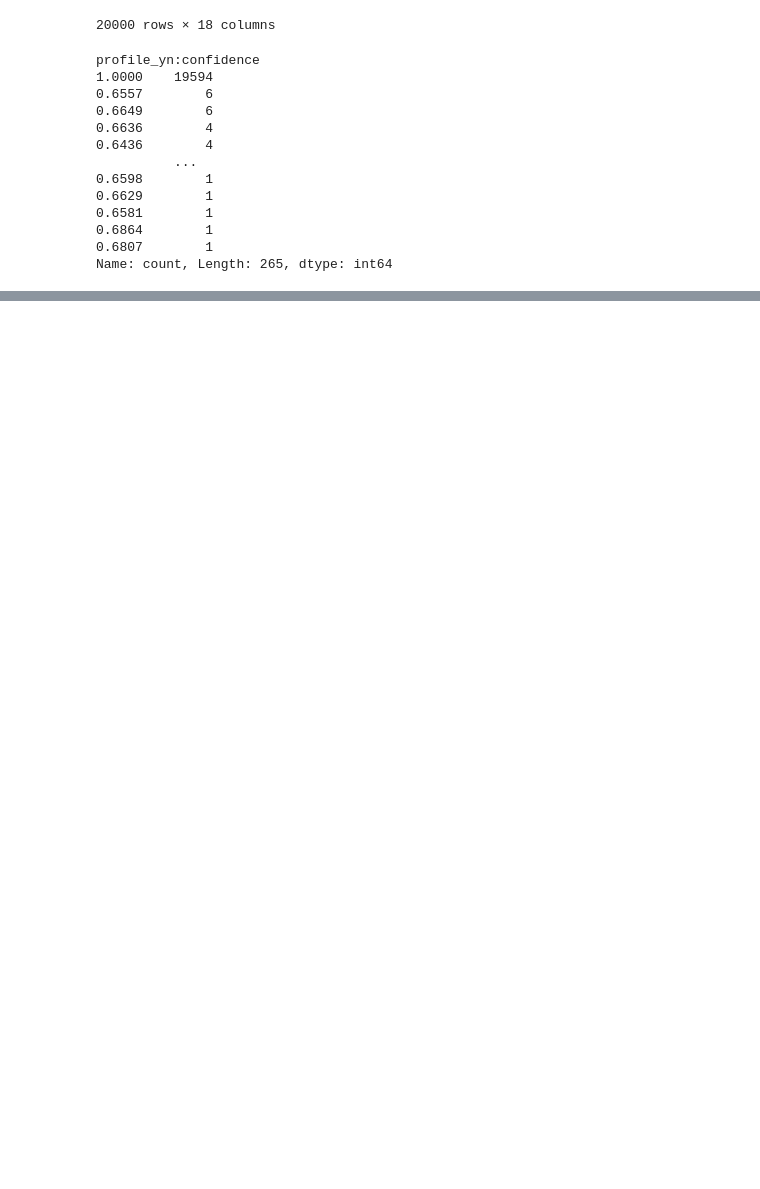
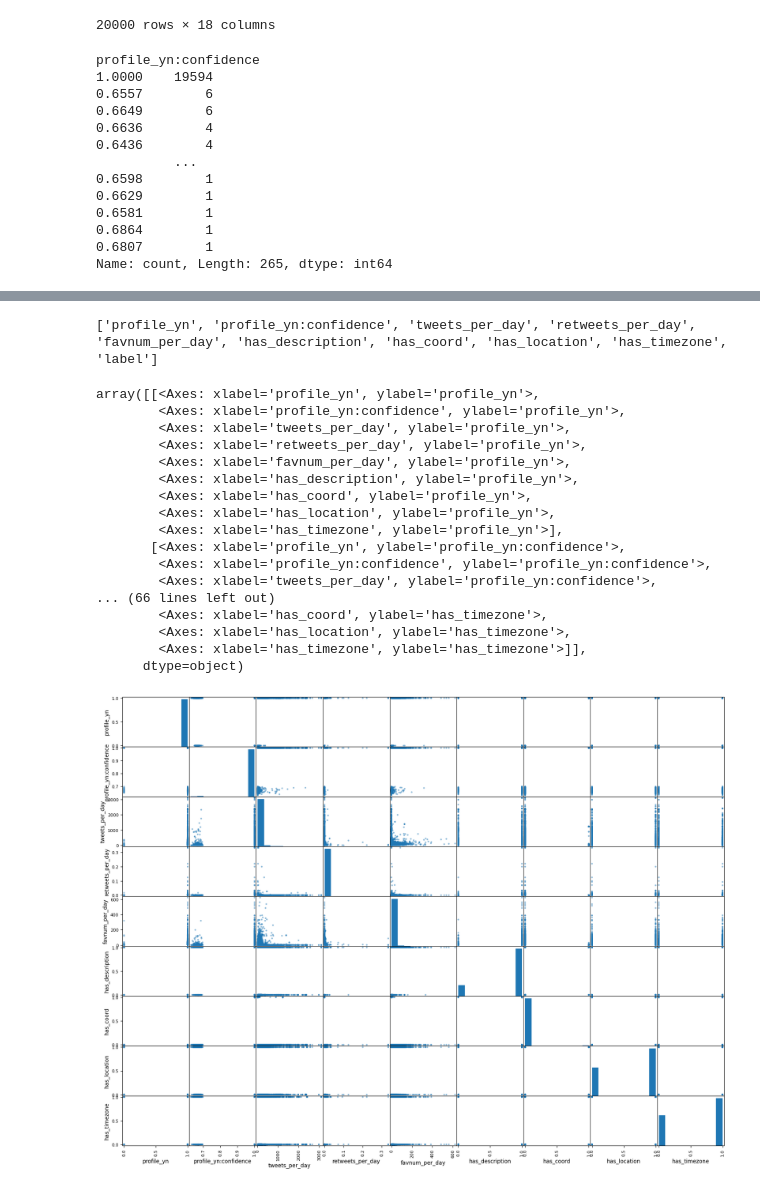
Before and after one commit to ceejem/csci946_twitter_classification, a Jupyter notebook: data_exploration.ipynb, the cells around one changed output, grey strips where cells are left out. Saved outputs shown, nothing was run; the diff lists cells and outputs as text; code cells hidden in the pictures; blank space fills up the shorter version.

```diff
--- a/data_exploration.ipynb
+++ b/data_exploration.ipynb
@@ -667,0 +657,3 @@ user_rdf.to_csv('./data/twitter_normal_user_data.csv', index=False)
+# %%
+df = pd.read_csv('./data/twitter_normal_user_processed_data_v1.csv')
+df.info()
@@ -667,0 +699,5 @@ user_rdf.to_csv('./data/twitter_normal_user_data.csv', index=False)
+# %%
+df1 = df.drop(['gender', 'gender:confidence', 'gender_brand', 'gender_unknown', 'gender_male', 'gender_female',
+               'description', 'link_color', 'name', 'profileimage', 'sidebar_color', 'text'], axis=1)
+# %%
+df1 = df1.drop(['fav_number', 'retweet_count', 'tweet_count', 'account_uptime'], axis=1)
@@ -667,0 +723,25 @@ user_rdf.to_csv('./data/twitter_normal_user_data.csv', index=False)
+# %%
+print(list(df1))
+# %% [output]
+['profile_yn', 'profile_yn:confidence', 'tweets_per_day', 'retweets_per_day', 'favnum_per_day', 'has_description', 'has_coord', 'has_location', 'has_timezone', 'label']
+# %%
+scatter_matrix(df1[['profile_yn', 'profile_yn:confidence', 'tweets_per_day', 'retweets_per_day', 'favnum_per_day', 'has_description', 'has_coord', 'has_location', 'has_timezone']], figsize=(20,15))
+# %% [output]
+array([[<Axes: xlabel='profile_yn', ylabel='profile_yn'>,
+        <Axes: xlabel='profile_yn:confidence', ylabel='profile_yn'>,
+        <Axes: xlabel='tweets_per_day', ylabel='profile_yn'>,
+        <Axes: xlabel='retweets_per_day', ylabel='profile_yn'>,
+        <Axes: xlabel='favnum_per_day', ylabel='profile_yn'>,
+        <Axes: xlabel='has_description', ylabel='profile_yn'>,
+        <Axes: xlabel='has_coord', ylabel='profile_yn'>,
+        <Axes: xlabel='has_location', ylabel='profile_yn'>,
+        <Axes: xlabel='has_timezone', ylabel='profile_yn'>],
+       [<Axes: xlabel='profile_yn', ylabel='profile_yn:confidence'>,
+        <Axes: xlabel='profile_yn:confidence', ylabel='profile_yn:confidence'>,
+        <Axes: xlabel='tweets_per_day', ylabel='profile_yn:confidence'>,
+... (66 lines left out)
+        <Axes: xlabel='has_coord', ylabel='has_timezone'>,
+        <Axes: xlabel='has_location', ylabel='has_timezone'>,
+        <Axes: xlabel='has_timezone', ylabel='has_timezone'>]],
+      dtype=object)
+[figure, added]
```
Also changed, not shown: parts of 60 cells of this notebook.
